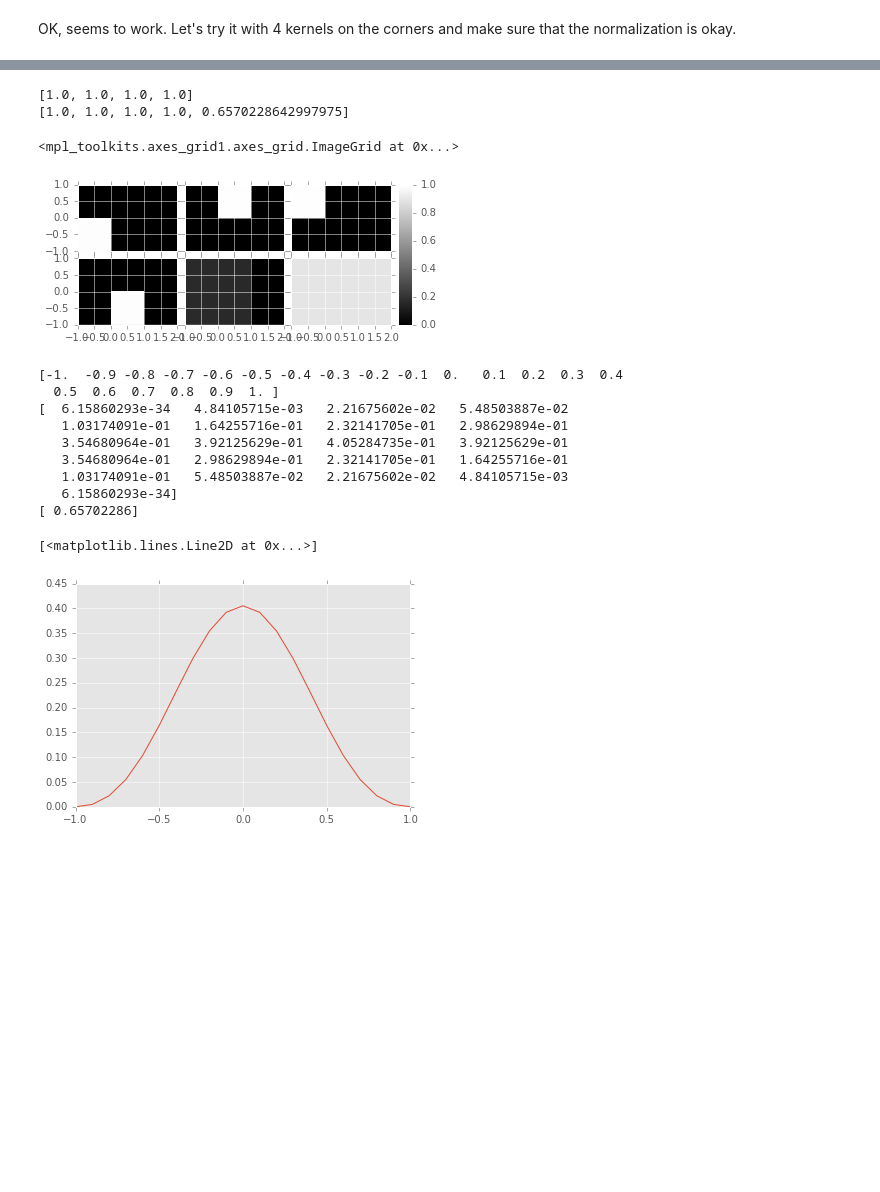
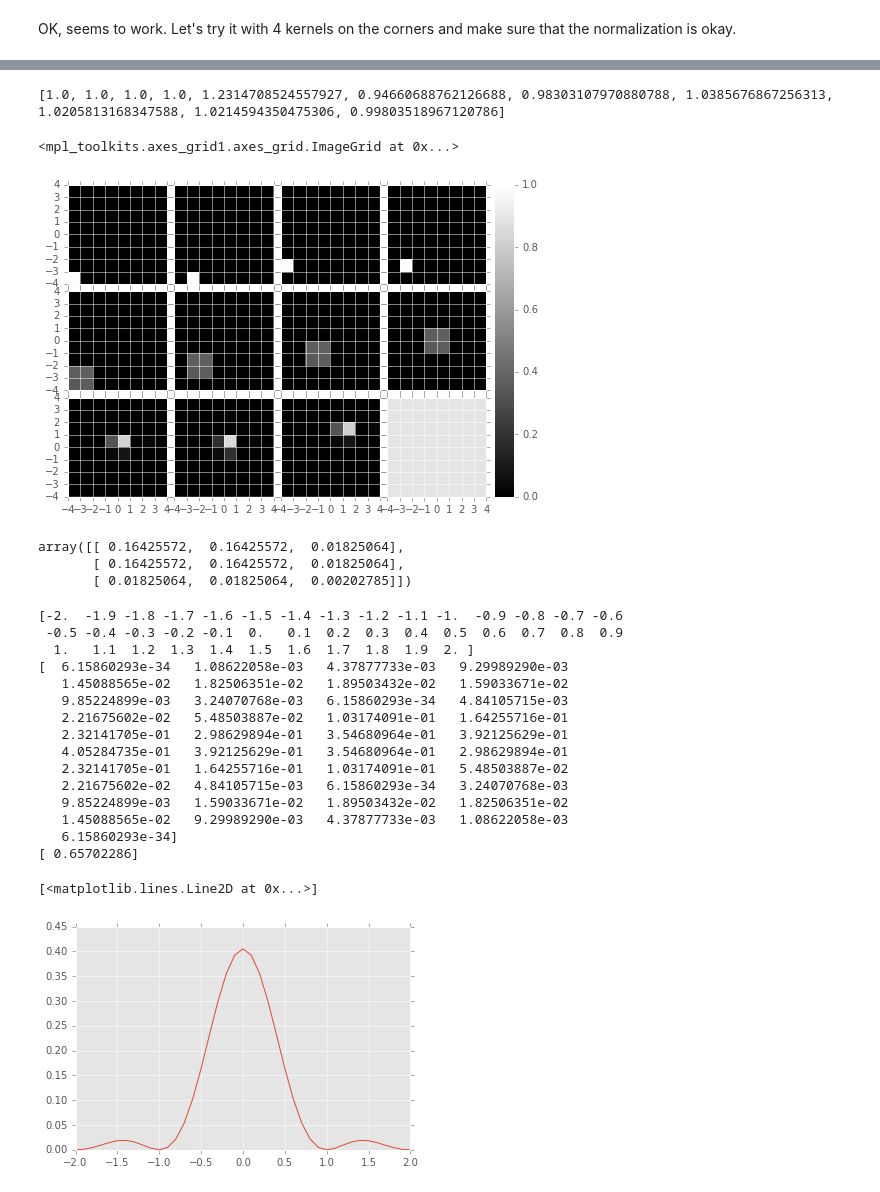
Before and after one commit to djreiss/DM-6162, a Jupyter notebook: spatial kernels.ipynb, the cells around one changed output, grey strips where cells are left out. Saved outputs shown, nothing was run; the diff lists cells and outputs as text; code cells hidden in the pictures; blank space fills up the shorter version.

Commit message:
more playing with lanczos

```diff
--- a/spatial kernels.ipynb
+++ b/spatial kernels.ipynb
@@ -213,55 +207,75 @@ dit.plotImageGrid(basisKernelList, clim=(0,0.5))
 # %%
 sParams = afwMath.Function2DList()
-aScale = 1
-sParams.append(afwMath.LanczosFunction2D(aScale, 0., 0.))
-sParams.append(afwMath.LanczosFunction2D(aScale, 0., 1.))
-sParams.append(afwMath.LanczosFunction2D(aScale, 1., 1.))
-sParams.append(afwMath.LanczosFunction2D(aScale, 1., 0.))
+aScale = 3
+
+for i in range(kWidth):
+    for j in range(kHeight):
+        sParams.append(afwMath.LanczosFunction2D(aScale, float(i), float(j)))
+
 kernel = afwMath.LinearCombinationKernel(basisKernelList, sParams)
 
+def computeInterpolatedKernel(kernel, x, y):
+    kImage = afwImage.ImageD(afwGeom.Extent2I(kWidth, kHeight))
+    kernel.computeImage(kImage, False, x, y)
+    return kImage
+
 kImages = []
-for colPos, rowPos in [
+for x, y in [
     (0.0, 0.0),
     (1.0, 0.0),
     (0.0, 1.0),
     (1.0, 1.0),
-    (0.5, 0.5),]:
-    kImage = afwImage.ImageD(afwGeom.Extent2I(kWidth, kHeight))
-    kernel.computeImage(kImage, False, colPos, rowPos)
+    (0.51, 0.51),
+    (1.51, 1.51),
+    (2.51, 2.51),
+    (3.51, 3.51),
+    (3.7, 3.9),
+    (3.8, 3.8),
+    (4.7, 4.9)]:
+    kImage = computeInterpolatedKernel(kernel, x, y)
     kImages.append(kImage)
-    kImArr = kImage.getArray().transpose()
 
-print [kim.sum() for kim in basisImArrList]
 print [kim.getArray().sum() for kim in kImages]
 
 reload(dit)
 dit.plotImageGrid(kImages, clim=(0,1))
 # %% [output]
-[1.0, 1.0, 1.0, 1.0]
-[1.0, 1.0, 1.0, 1.0, 0.6570228642997975]
+[1.0, 1.0, 1.0, 1.0, 1.2314708524557927, 0.94660688762126688, 0.98303107970880788, 1.0385676867256313, 1.0205813168347588, 1.0214594350475306, 0.99803518967120786]
 <mpl_toolkits.axes_grid1.axes_grid.ImageGrid at 0x...>
-[figure, old version]
+[figure, new version]
+# %%
+kImages[4].getArray()
+# %% [output]
+array([[ 0.16425572,  0.16425572,  0.01825064],
+       [ 0.16425572,  0.16425572,  0.01825064],
+       [ 0.01825064,  0.01825064,  0.00202785]])
 # %%
+aScale = 1
 tmp = afwMath.LanczosFunction2D(aScale, 0., 0.)
-x = np.linspace(-1.,1.,21)
+x = np.linspace(-2.,2.,41)
 y = np.array([tmp(xx, 0.5) for xx in x])
 print x
 print y
 print y[x == 0.5] * 4.
-print tmp()
 plt.plot(x, y)
 # %% [output]
-[-1.  -0.9 -0.8 -0.7 -0.6 -0.5 -0.4 -0.3 -0.2 -0.1  0.   0.1  0.2  0.3  0.4
-  0.5  0.6  0.7  0.8  0.9  1. ]
-[  6.15860293e-34   4.84105715e-03   2.21675602e-02   5.48503887e-02
-   1.03174091e-01   1.64255716e-01   2.32141705e-01   2.98629894e-01
-   3.54680964e-01   3.92125629e-01   4.05284735e-01   3.92125629e-01
-   3.54680964e-01   2.98629894e-01   2.32141705e-01   1.64255716e-01
-   1.03174091e-01   5.48503887e-02   2.21675602e-02   4.84105715e-03
+[-2.  -1.9 -1.8 -1.7 -1.6 -1.5 -1.4 -1.3 -1.2 -1.1 -1.  -0.9 -0.8 -0.7 -0.6
+ -0.5 -0.4 -0.3 -0.2 -0.1  0.   0.1  0.2  0.3  0.4  0.5  0.6  0.7  0.8  0.9
+  1.   1.1  1.2  1.3  1.4  1.5  1.6  1.7  1.8  1.9  2. ]
+[  6.15860293e-34   1.08622058e-03   4.37877733e-03   9.29989290e-03
+   1.45088565e-02   1.82506351e-02   1.89503432e-02   1.59033671e-02
+   9.85224899e-03   3.24070768e-03   6.15860293e-34   4.84105715e-03
+   2.21675602e-02   5.48503887e-02   1.03174091e-01   1.64255716e-01
+   2.32141705e-01   2.98629894e-01   3.54680964e-01   3.92125629e-01
+   4.05284735e-01   3.92125629e-01   3.54680964e-01   2.98629894e-01
+   2.32141705e-01   1.64255716e-01   1.03174091e-01   5.48503887e-02
+   2.21675602e-02   4.84105715e-03   6.15860293e-34   3.24070768e-03
+   9.85224899e-03   1.59033671e-02   1.89503432e-02   1.82506351e-02
+   1.45088565e-02   9.29989290e-03   4.37877733e-03   1.08622058e-03
    6.15860293e-34]
 [ 0.65702286]
 [<matplotlib.lines.Line2D at 0x...>]
-[figure, old version]
+[figure, new version]
 # %%
 xOff = 0.5
 yOff = 0.5
```
Also changed, not shown: parts of 15 cells of this notebook, 1 other file.
